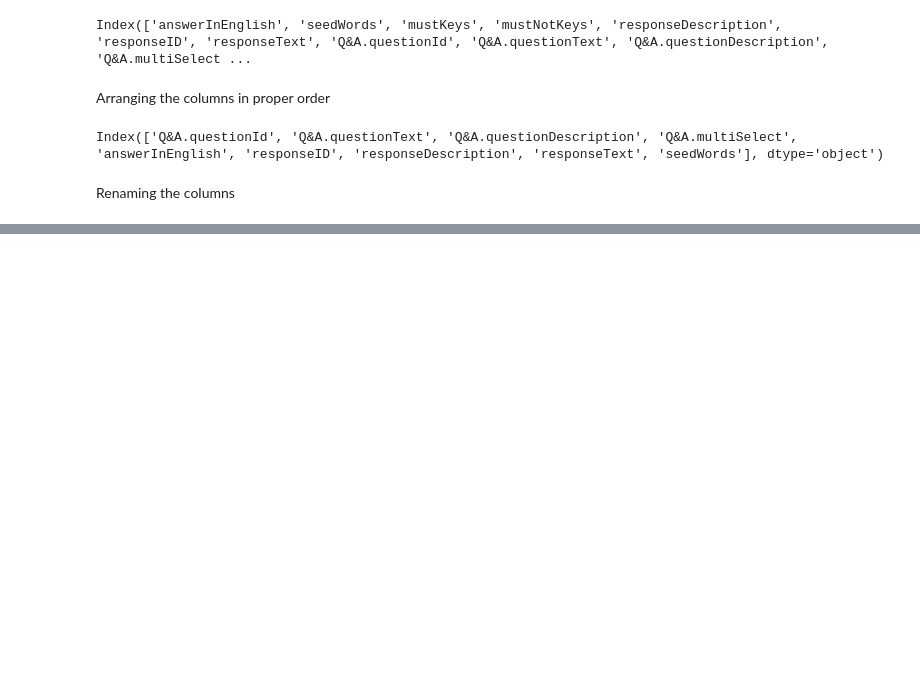
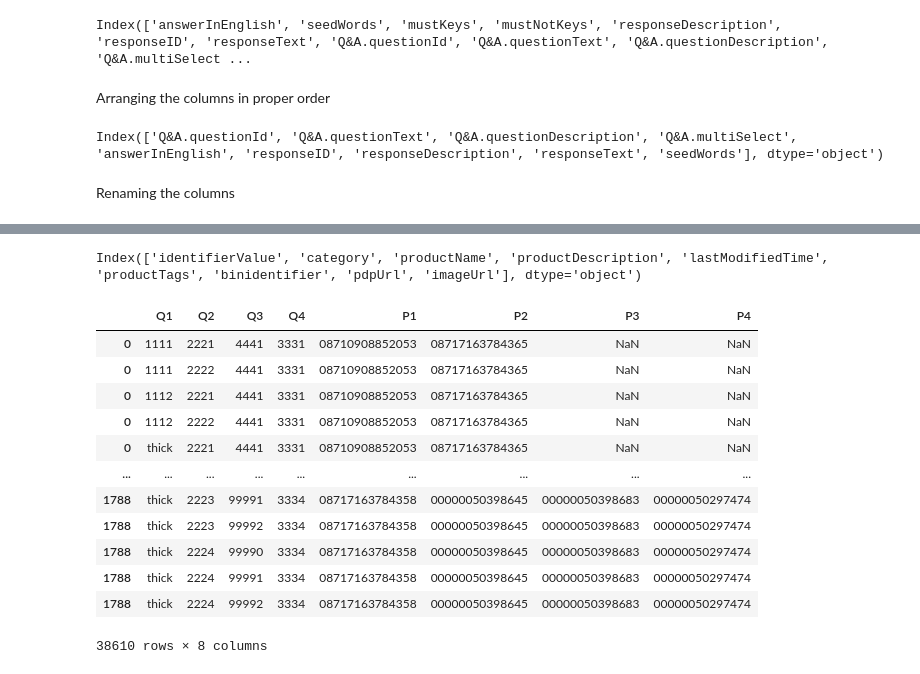
Before and after one commit to shiv2022/elida_beauty_testing, a Jupyter notebook: AiBA_transformations.ipynb, the cells around one changed output, grey strips where cells are left out. Drawn from its saved outputs; the diff is of its cells as text; code cells hidden in the pictures; blank space fills up the shorter version.

```diff
--- a/AiBA_transformations.ipynb
+++ b/AiBA_transformations.ipynb
@@ -148,0 +307,11 @@ print(result)
+# %%
+df5 = pim_df[['productName','identifierValue']].copy()
+
+df5.columns
+df5['identifierValue'] = df5['identifierValue'].str.strip('GTIN:')
+
+# df5
+
+# Stripping any unwanted space before and after the values in the columns
+for col in df5.columns:
+  df5[col] = df5[col].str.strip()
@@ -148,0 +338,13 @@ print(result)
+# %%
+# Converting the above df into dictionary format for replacement into origional df
+
+df5 = pd.Series(df5.identifierValue.values, index=df5.productName).to_dict()
+# %%
+# df3.columns
+# Replacing the product columns i.e. P1,P2,P3 and P4 with GTIN's from the df5
+# Replacing the values with the referance code
+col_list=['P1','P2','P3','P4']
+
+for col in col_list:
+  # df3[col] = df3[col].str.lower()
+  df3.replace(to_replace={col:df5},value=None,inplace=True)
@@ -148,0 +374,4 @@ print(result)
+# %%
+pim_df.columns
+# %% [output]
+Index(['identifierValue', 'category', 'productName', 'productDescription', 'lastModifiedTime', 'productTags', 'binidentifier', 'pdpUrl', 'imageUrl'], dtype='object')
@@ -149,2 +381,18 @@ print(result)
+# %%
+df3
+# %% [output]
+|  | Q1 | Q2 | Q3 | Q4 | P1 | P2 | P3 | P4 |
+| 0 | 1111 | 2221 | 4441 | 3331 | 08710908852053 | 08717163784365 | NaN | NaN |
+| 0 | 1111 | 2222 | 4441 | 3331 | 08710908852053 | 08717163784365 | NaN | NaN |
+| 0 | 1112 | 2221 | 4441 | 3331 | 08710908852053 | 08717163784365 | NaN | NaN |
+| 0 | 1112 | 2222 | 4441 | 3331 | 08710908852053 | 08717163784365 | NaN | NaN |
+| 0 | thick | 2221 | 4441 | 3331 | 08710908852053 | 08717163784365 | NaN | NaN |
+| ... | ... | ... | ... | ... | ... | ... | ... | ... |
+| 1788 | thick | 2223 | 99991 | 3334 | 08717163784358 | 00000050398645 | 00000050398683 | 00000050297474 |
+| 1788 | thick | 2223 | 99992 | 3334 | 08717163784358 | 00000050398645 | 00000050398683 | 00000050297474 |
+| 1788 | thick | 2224 | 99990 | 3334 | 08717163784358 | 00000050398645 | 00000050398683 | 00000050297474 |
+| 1788 | thick | 2224 | 99991 | 3334 | 08717163784358 | 00000050398645 | 00000050398683 | 00000050297474 |
+| 1788 | thick | 2224 | 99992 | 3334 | 08717163784358 | 00000050398645 | 00000050398683 | 00000050297474 |
+38610 rows × 8 columns
 # %%
 # %% [output]
```
Also changed, not shown: parts of 38 cells of this notebook.
